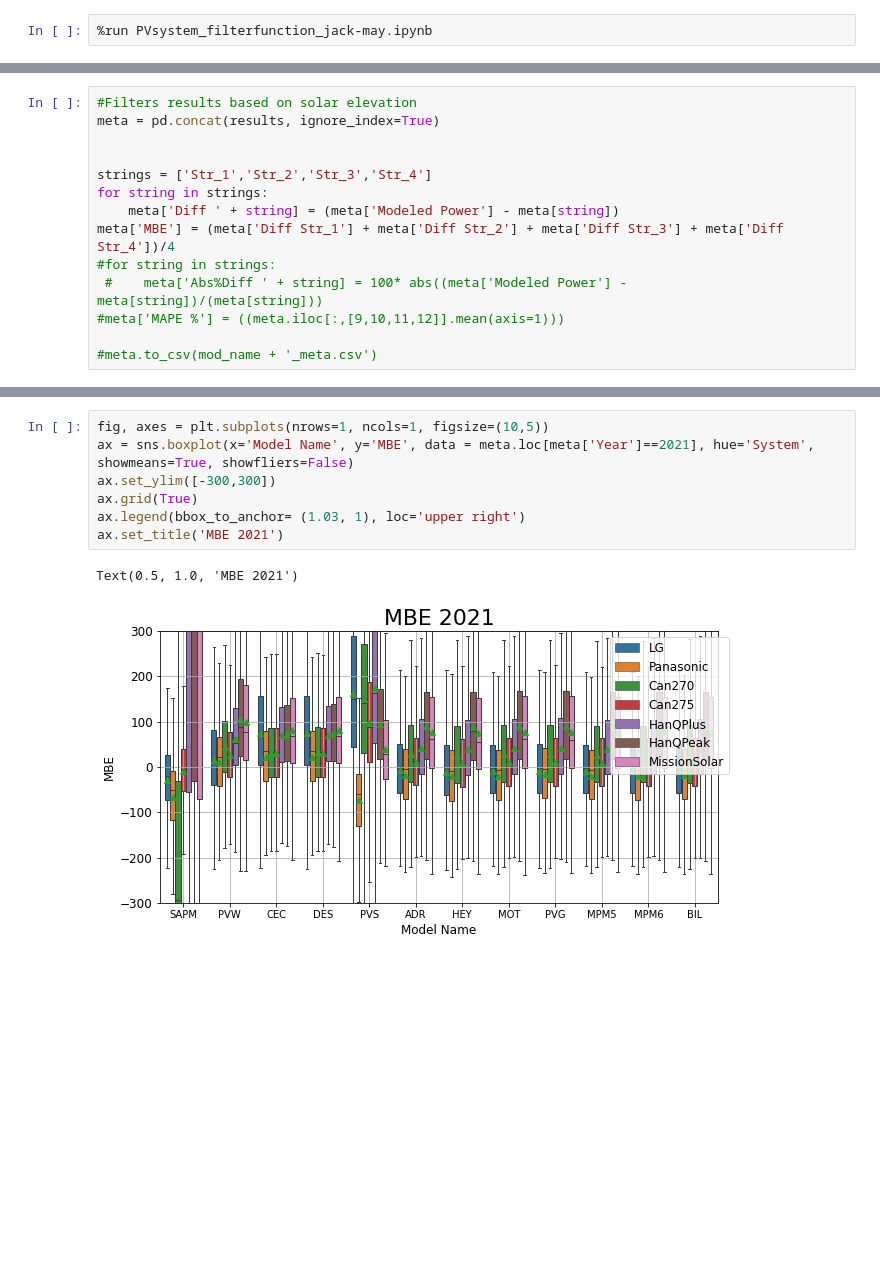
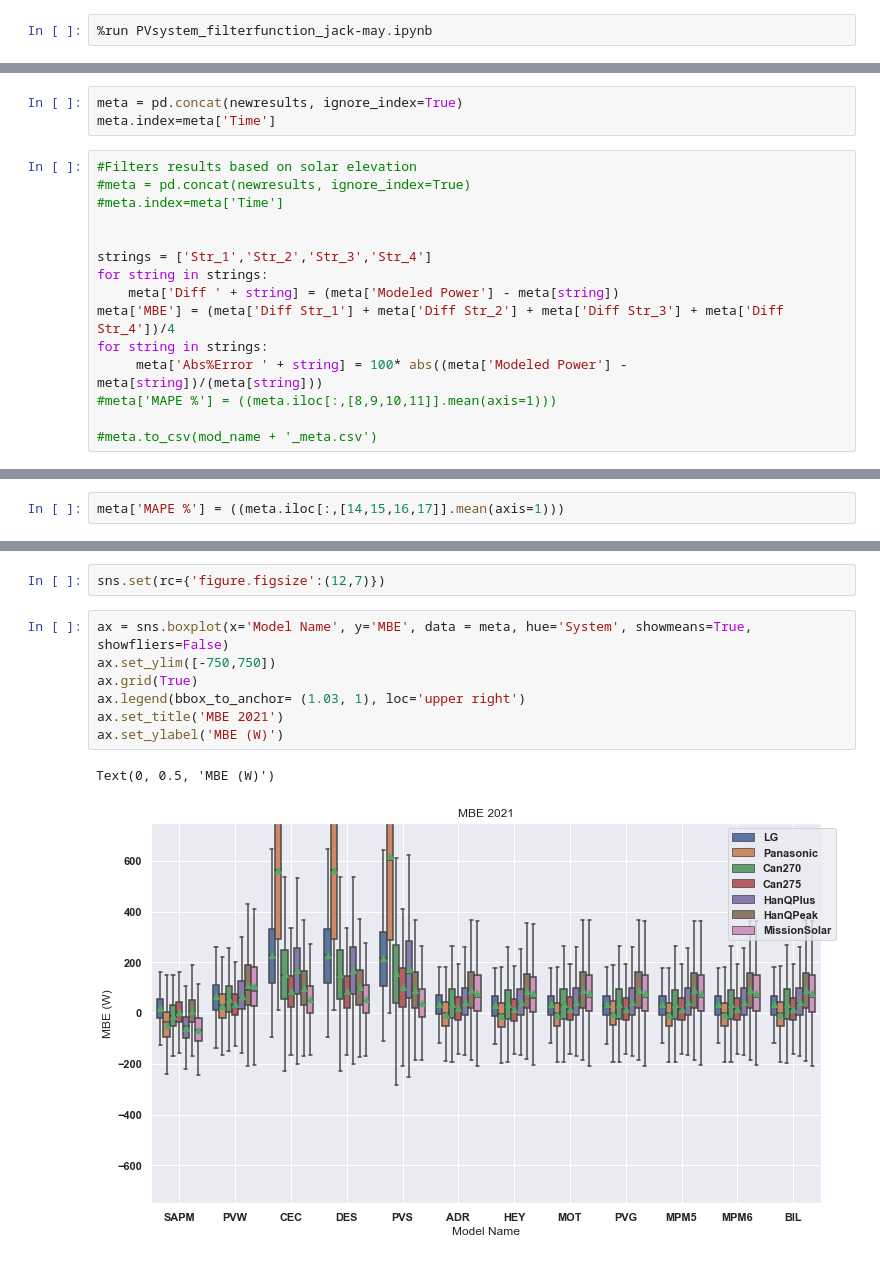
Before and after one commit to lmdeville/PV-Modeling, a Jupyter notebook: PVLT/PVLT_Loop.ipynb, the cells around one changed output, grey strips where cells are left out. Cells and saved outputs as stored; diff of their text form; blank space fills up the shorter version.

```diff
--- a/PVLT/PVLT_Loop.ipynb
+++ b/PVLT/PVLT_Loop.ipynb
@@ -318,17 +392,21 @@ Can275
 HanQPlus
 HanQPeak
 MissionSolar
+# %%
+meta = pd.concat(newresults, ignore_index=True)
+meta.index=meta['Time']
 # %%
 #Filters results based on solar elevation
-meta = pd.concat(results, ignore_index=True)
+#meta = pd.concat(newresults, ignore_index=True)
+#meta.index=meta['Time']
 
 
 strings = ['Str_1','Str_2','Str_3','Str_4']
 for string in strings:
     meta['Diff ' + string] = (meta['Modeled Power'] - meta[string])
 meta['MBE'] = (meta['Diff Str_1'] + meta['Diff Str_2'] + meta['Diff Str_3'] + meta['Diff Str_4'])/4
-#for string in strings:
- #    meta['Abs%Diff ' + string] = 100* abs((meta['Modeled Power'] - meta[string])/(meta[string]))
-#meta['MAPE %'] = ((meta.iloc[:,[9,10,11,12]].mean(axis=1)))
+for string in strings:
+     meta['Abs%Error ' + string] = 100* abs((meta['Modeled Power'] - meta[string])/(meta[string]))
+#meta['MAPE %'] = ((meta.iloc[:,[8,9,10,11]].mean(axis=1)))
 
 #meta.to_csv(mod_name + '_meta.csv')
@@ -334,0 +415,2 @@ meta['MBE'] = (meta['Diff Str_1'] + meta['Diff Str_2'] + meta['Diff Str_3'] + me
+# %%
+meta['MAPE %'] = ((meta.iloc[:,[14,15,16,17]].mean(axis=1)))
@@ -391,10 +473,12 @@ Text(0.5, 1.0, 'MAPE % MissionSolar')
+# %%
+sns.set(rc={'figure.figsize':(12,7)})
 # %%
-fig, axes = plt.subplots(nrows=1, ncols=1, figsize=(10,5))
-ax = sns.boxplot(x='Model Name', y='MBE', data = meta.loc[meta['Year']==2021], hue='System', showmeans=True, showfliers=False)
-ax.set_ylim([-300,300])
+ax = sns.boxplot(x='Model Name', y='MBE', data = meta, hue='System', showmeans=True, showfliers=False)
+ax.set_ylim([-750,750])
 ax.grid(True)
 ax.legend(bbox_to_anchor= (1.03, 1), loc='upper right')
 ax.set_title('MBE 2021')
+ax.set_ylabel('MBE (W)')
 # %% [output]
-Text(0.5, 1.0, 'MBE 2021')
+Text(0, 0.5, 'MBE (W)')
-[figure, old version]
+[figure, new version]
```
Also changed, not shown: parts of 9 cells of this notebook.
